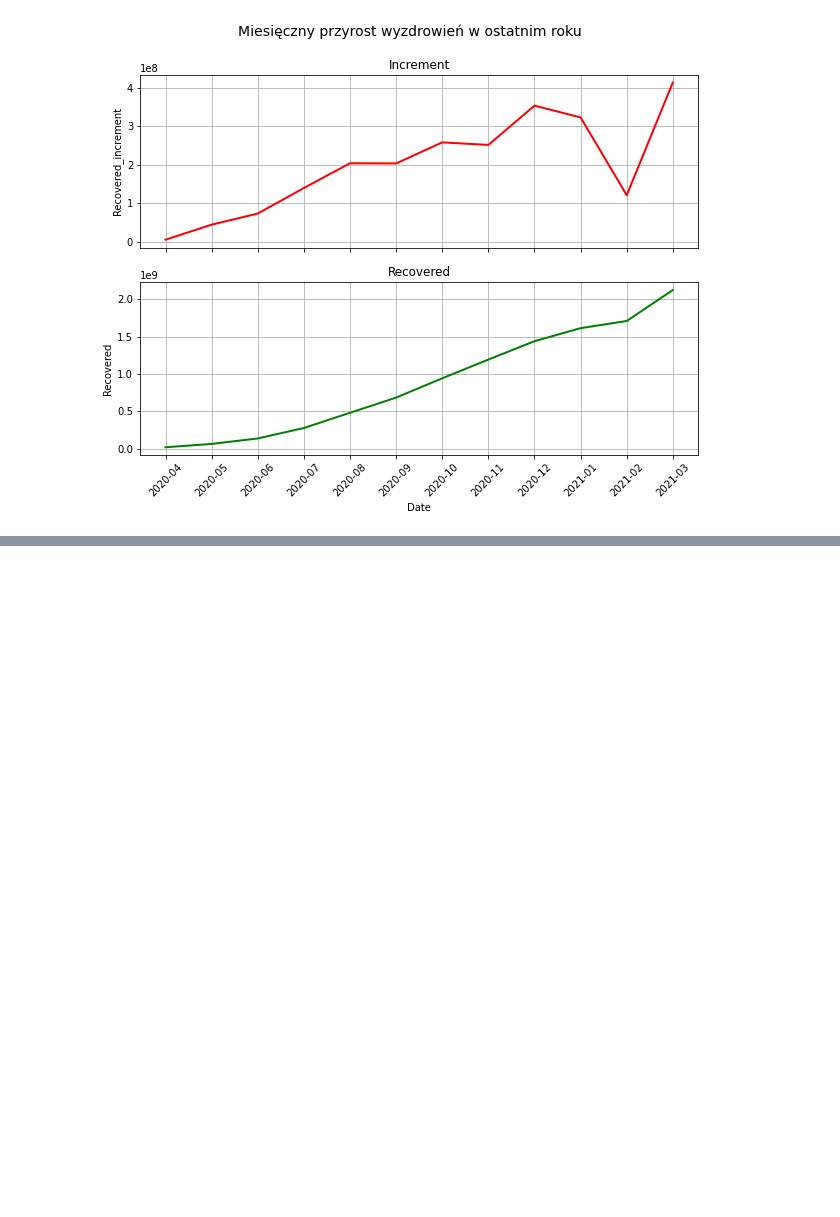
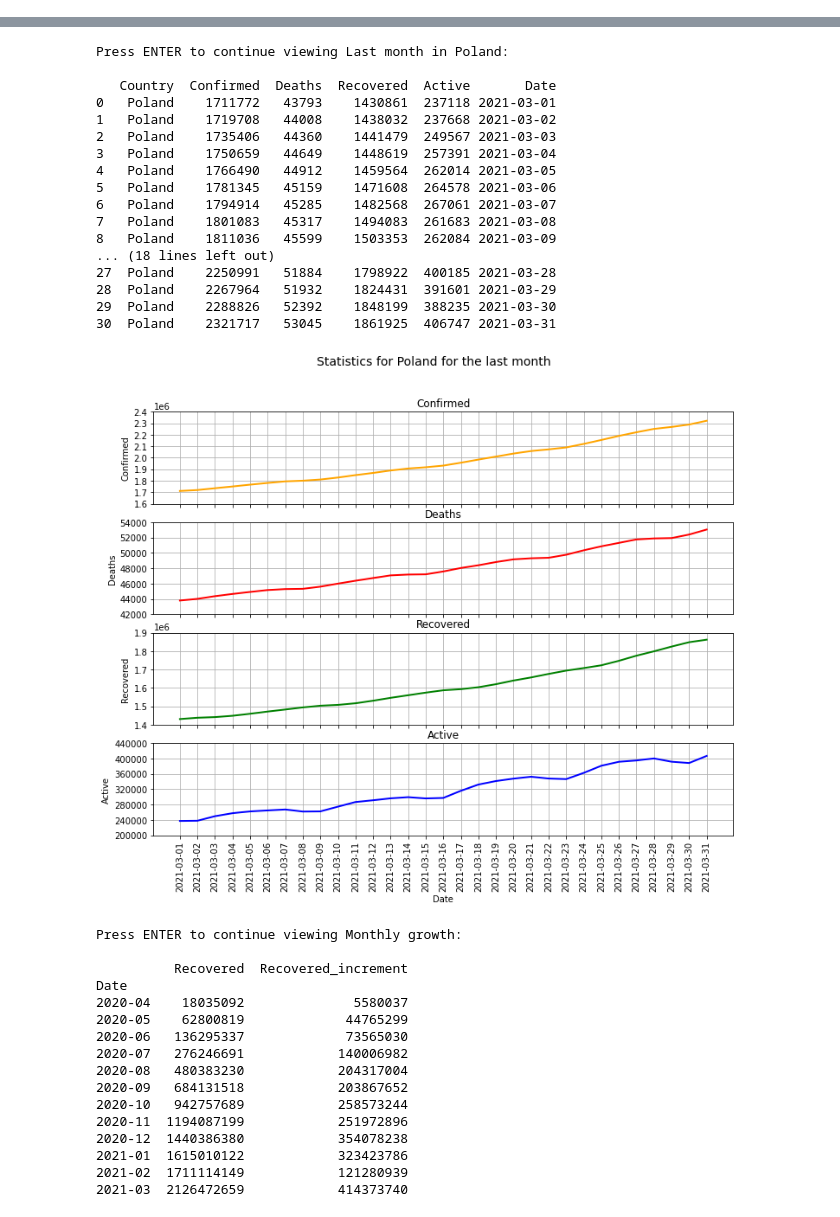
Before and after one commit to djaskulski/2021_Rozwi-zanie_BAA_Intern_Dawid_Jaskulski, a Jupyter notebook: 2021_Rozwiązanie_BAA_Intern_Dawid_Jaskulski.ipynb, the cells around one changed output, grey strips where cells are left out. Drawn from its saved outputs; the diff is of its cells as text; code cells hidden in the pictures; blank space fills up the shorter version.

Commit message:
group_sum_sort_2/category_increment_plot

```diff
--- a/2021_Rozwiązanie_BAA_Intern_Dawid_Jaskulski.ipynb
+++ b/2021_Rozwiązanie_BAA_Intern_Dawid_Jaskulski.ipynb
@@ -53,17 +53,17 @@ def main(debug: Optional[bool] = False):
         print("Nothing to do here, go home")
 
     #----------------TOP 10 countries in the last month----------------
-    input("Press any key to continue viewing TOP 10: ")
+    input("Press ENTER to continue viewing TOP 10 countries in the last month: \n")
 
     for cat in ["Recovered", "Confirmed", "Deaths"]:
         masked_data = mask_date(data=api_data, category=cat, date_from="2021-3-1", date_to="2021-3-31")
-        absolute_data = count_absolute_difference(data=masked_data, category=cat)
+        absolute_data = count_absolute_difference(data=masked_data, category=cat, row_limit=5889)
         arranged_data = group_sum_sort(data=absolute_data, category=cat)
         print(arranged_data)
         plot_category(data=arranged_data, category=cat)
 
     #----------------Last month in Poland----------------
-    input("Press any key to continue viewing Poland: ")
+    input("Press ENTER to continue viewing Last month in Poland: \n")
 
     poland_df = choose_country(data=api_data, country="Poland")
     masked_poland = mask_date(data=poland_df, date_from="2021-3-1", date_to="2021-3-31")
@@ -72,6 +72,13 @@ def main(debug: Optional[bool] = False):
     plot_categories(data=poland_no_outlier, x_ticks=True, y_ticks=True)
 
     #----------------Monthly growth----------------
+    input("Press ENTER to continue viewing Monthly growth: \n")
+
+    stripped_monthly_data = strip_date(data=api_data, category="Recovered")
+    absolute_monthly_data = count_absolute_difference(data=stripped_monthly_data, category="Recovered", row_limit=2279)
+    sorted_monthly_data = group_sum_sort2(data=absolute_monthly_data, category="Recovered")
+    print(sorted_monthly_data)
+    category_increment_plot(data=sorted_monthly_data, category="Recovered", x_ticks=True)
 # %%
 def check_connection(base: str) -> None:
     try:
@@ -474,17 +365,0 @@ top_recovered_df
-# %%
-fig, axes = plt.subplots(2, 1, figsize=(10, 7), sharex=True)
-
-plt.suptitle("Miesięczny przyrost wyzdrowień w ostatnim roku", fontsize=14)
-
-sns.lineplot(ax=axes[0], data=top_recovered_df, x='Date', y='Recovered_increment', color='red', linewidth=2)
-axes[0].set_title("Increment")
-axes[0].grid(True)
-
-sns.lineplot(ax=axes[1], data=top_recovered_df, x='Date', y='Recovered', color='green', linewidth=2)
-axes[1].set_title("Recovered")
-axes[1].tick_params(axis='x', rotation=45)
-axes[1].grid(True)
-
-#plt.tight_layout()
-# %% [output]
-[figure, removed]
@@ -490,0 +396,3 @@ axes[1].grid(True)
+# %%
+main()
+# %% [output]
@@ -490,0 +442,34 @@ axes[1].grid(True)
+Press ENTER to continue viewing Last month in Poland:
+
+   Country  Confirmed  Deaths  Recovered  Active       Date
+0   Poland    1711772   43793    1430861  237118 2021-03-01
+1   Poland    1719708   44008    1438032  237668 2021-03-02
+2   Poland    1735406   44360    1441479  249567 2021-03-03
+3   Poland    1750659   44649    1448619  257391 2021-03-04
+4   Poland    1766490   44912    1459564  262014 2021-03-05
+5   Poland    1781345   45159    1471608  264578 2021-03-06
+6   Poland    1794914   45285    1482568  267061 2021-03-07
+7   Poland    1801083   45317    1494083  261683 2021-03-08
+8   Poland    1811036   45599    1503353  262084 2021-03-09
+... (18 lines left out)
+27  Poland    2250991   51884    1798922  400185 2021-03-28
+28  Poland    2267964   51932    1824431  391601 2021-03-29
+29  Poland    2288826   52392    1848199  388235 2021-03-30
+30  Poland    2321717   53045    1861925  406747 2021-03-31
+[figure, added]
+Press ENTER to continue viewing Monthly growth:
+
+          Recovered  Recovered_increment
+Date
+2020-04    18035092              5580037
+2020-05    62800819             44765299
+2020-06   136295337             73565030
+2020-07   276246691            140006982
+2020-08   480383230            204317004
+2020-09   684131518            203867652
+2020-10   942757689            258573244
+2020-11  1194087199            251972896
+2020-12  1440386380            354078238
+2021-01  1615010122            323423786
+2021-02  1711114149            121280939
+2021-03  2126472659            414373740
```
Also changed, not shown: parts of 17 cells of this notebook.
